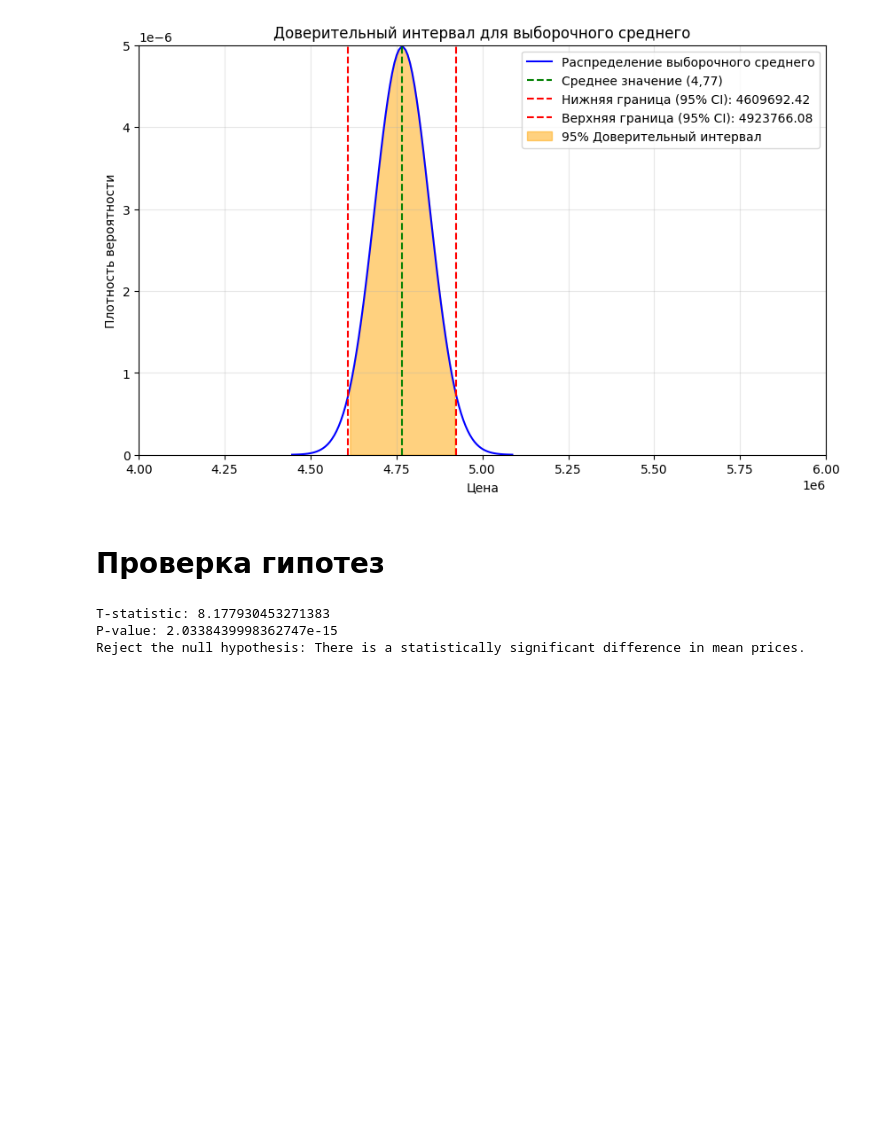
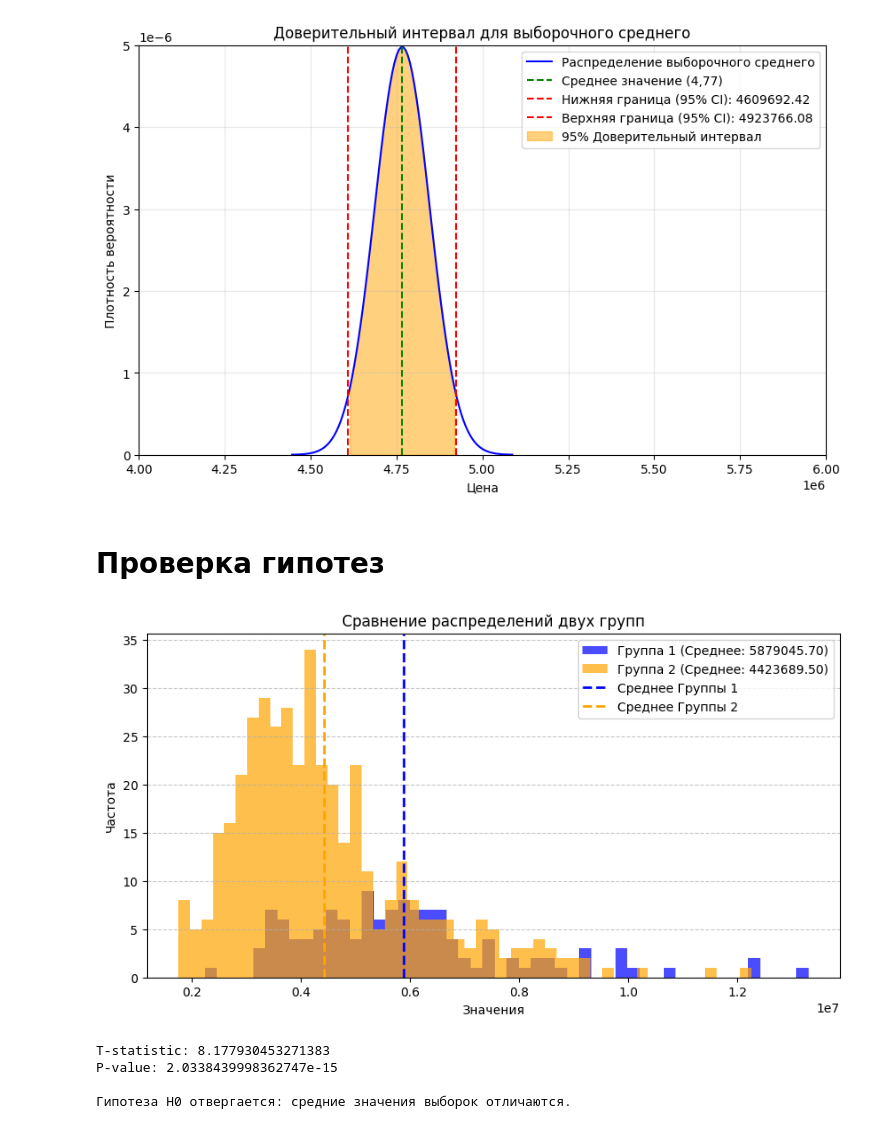
Before and after one commit to nikitazhuikov/Kaggle, a Jupyter notebook: Kaggle_housing.ipynb, the cells around one changed output. Drawn from its saved outputs; the diff is of its cells as text; code cells hidden in the pictures; blank space fills up the shorter version.

```diff
--- a/Kaggle_housing.ipynb
+++ b/Kaggle_housing.ipynb
@@ -308,21 +308,40 @@ plt.show()
 # %%
 from scipy import stats
 
-# Example hypothesis test: comparing the mean price of houses in preferred areas vs. non-preferred areas
+# Сравнение среднего для цен домов в престижных районах и непрестижных районов
 preferred_prices = df[df['prefarea'] == 'yes']['price']
 non_preferred_prices = df[df['prefarea'] == 'no']['price']
 
 t_statistic, p_value = stats.ttest_ind(preferred_prices, non_preferred_prices)
+
+mean_preferred_prices = np.mean(preferred_prices)
+mean_non_preferred_prices = np.mean(non_preferred_prices)
+
+plt.figure(figsize=(10, 5))
+plt.hist(preferred_prices, bins=50, color='blue', alpha=0.7, label=f"Группа 1 (Среднее: {mean_preferred_prices:.2f})")
+plt.hist(non_preferred_prices, bins=50, color='orange', alpha=0.7, label=f"Группа 2 (Среднее: {mean_non_preferred_prices:.2f})")
+
+plt.axvline(mean_preferred_prices, color='blue', linestyle='--', linewidth=2, label="Среднее Группы 1")
+plt.axvline(mean_non_preferred_prices, color='orange', linestyle='--', linewidth=2, label="Среднее Группы 2")
+
+plt.title("Сравнение распределений двух групп")
+plt.xlabel("Значения")
+plt.ylabel("Частота")
+plt.legend()
+plt.grid(axis='y', linestyle='--', alpha=0.7)
+plt.show()
 
 print(f"T-statistic: {t_statistic}")
 print(f"P-value: {p_value}")
 
 alpha = 0.05  # significance level
 if p_value < alpha:
-    print("Reject the null hypothesis: There is a statistically significant difference in mean prices.")
+    print("\nГипотеза H0 отвергается: средние значения выборок отличаются.")
 else:
-    print("Fail to reject the null hypothesis: There is no statistically significant difference in mean prices.")
+    print("\nГипотеза H0 не отвергается: нет значимых отличий в выборках.")
 # %% [output]
+[figure, added]
 T-statistic: 8.177930453271383
 P-value: 2.0338439998362747e-15
-Reject the null hypothesis: There is a statistically significant difference in mean prices.
+
+Гипотеза H0 отвергается: средние значения выборок отличаются.
```
Also changed, not shown: parts of 1 cell of this notebook.
